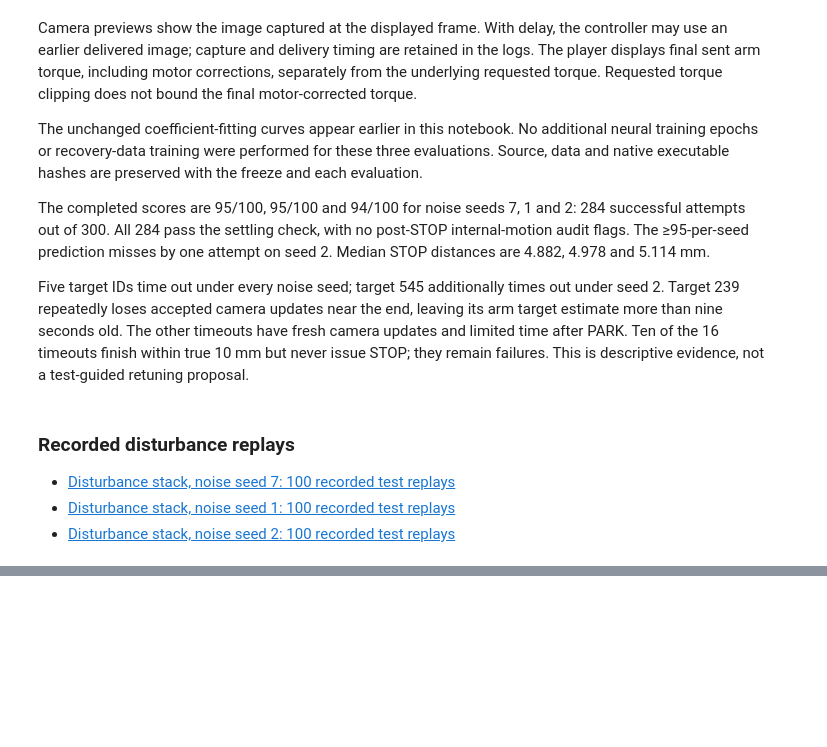
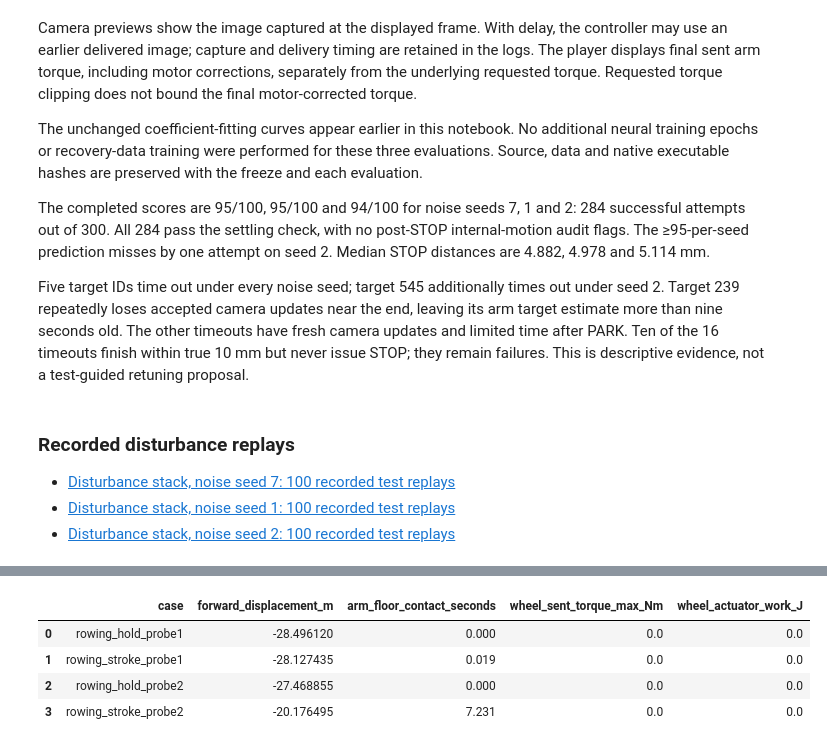
Before and after one commit to NatMota/mlai-vnc, a Jupyter notebook: research/directed_control/research_notebook.ipynb, the cells around one changed output, grey strips where cells are left out. Cells and saved outputs as stored; diff of their text form; code cells hidden in the pictures; blank space fills up the shorter version.

```diff
--- a/research/directed_control/research_notebook.ipynb
+++ b/research/directed_control/research_notebook.ipynb
@@ -642,0 +649,14 @@ Five target IDs time out under every noise seed; target 545 additionally times o
+# %%
+import json
+import pandas as pd
+from pathlib import Path
+root = Path.cwd()
+rowing_names = ['rowing_hold_probe1', 'rowing_stroke_probe1', 'rowing_hold_probe2', 'rowing_stroke_probe2']
+rowing_rows = [dict(case=n, **json.loads((root/n/'summary.json').read_text())) for n in rowing_names]
+pd.DataFrame(rowing_rows)[['case', 'forward_displacement_m', 'arm_floor_contact_seconds', 'wheel_sent_torque_max_Nm', 'wheel_actuator_work_J']]
+# %% [output]
+|  | case | forward_displacement_m | arm_floor_contact_seconds | wheel_sent_torque_max_Nm | wheel_actuator_work_J |
+| 0 | rowing_hold_probe1 | -28.496120 | 0.000 | 0.0 | 0.0 |
+| 1 | rowing_stroke_probe1 | -28.127435 | 0.019 | 0.0 | 0.0 |
+| 2 | rowing_hold_probe2 | -27.468855 | 0.000 | 0.0 | 0.0 |
+| 3 | rowing_stroke_probe2 | -20.176495 | 7.231 | 0.0 | 0.0 |
```
Also changed, not shown: parts of 4 cells of this notebook, 36 other files.
